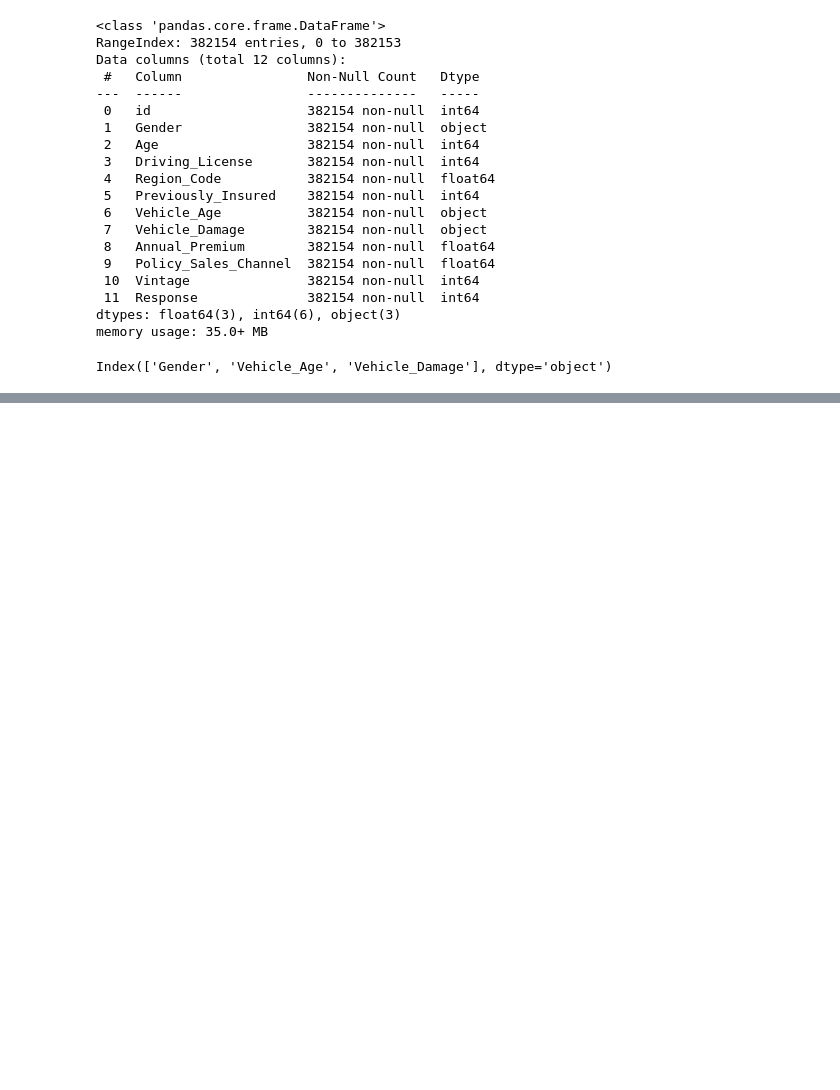
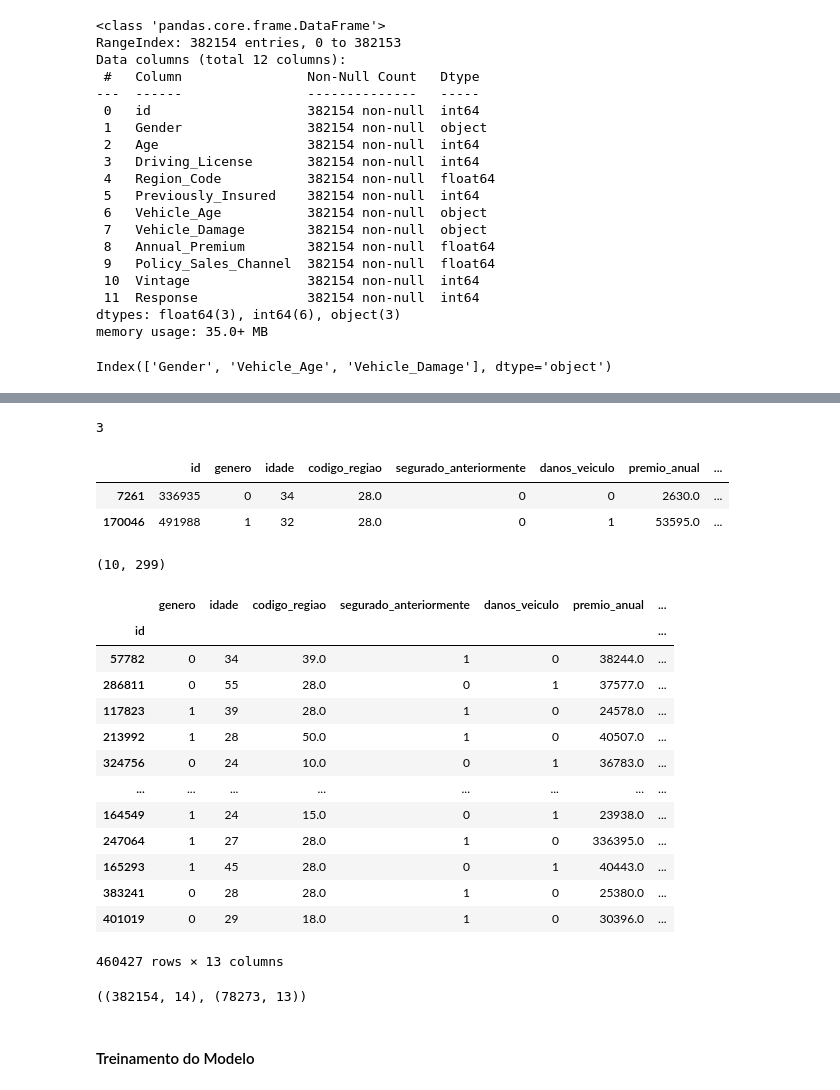
Before and after one commit to jeanthecreator/Analise-de-Dados2, a Jupyter notebook: Exercicio2.ipynb, the cells around one changed output, grey strips where cells are left out. Cells and saved outputs as stored; diff of their text form; code cells hidden in the pictures; blank space fills up the shorter version.

```diff
--- a/Exercicio2.ipynb
+++ b/Exercicio2.ipynb
@@ -106,0 +112,64 @@ Text(0, 0.5, '')
+# %%
+# Transformando em variaveis categoricas numericas (Label Encoder)
+
+le = preprocessing.LabelEncoder()
+df_full['genero'] = le.fit_transform(df_full['genero'])
+# %%
+#Transformando em variaveis categoricas numericas (Cat.code)
+
+df_full['danos_veiculo'] = df_full['danos_veiculo'].astype('category')
+df_full['danos_veiculo'] = df_full['danos_veiculo'].cat.codes
+# %%
+df_full['idade_veiculo'].nunique()
+# %% [output]
+3
+# %%
+# Criando variáveis Dummie
+# Melhor usado no caso da variavel idade_veiculo por tem 3 valores diferentes
+# No caso de 2 variáveis com dois valores LE e Cat.Code entre outras funcionam melhor
+
+df_full = pd.get_dummies(df_full, columns=['idade_veiculo', 'cnh'], drop_first=True)
+#df_full = pd.get_dummies(df_full, columns=['idade_veiculo', 'cnh'])
+# %%
+df_full.sample(2)
+# %% [output]
+|  | id | genero | idade | codigo_regiao | segurado_anteriormente | danos_veiculo | premio_anual | ... |
+| 7261 | 336935 | 0 | 34 | 28.0 | 0 | 0 | 2630.0 | ... |
+| 170046 | 491988 | 1 | 32 | 28.0 | 0 | 1 | 53595.0 | ... |
+# %%
+#Trabalhando com a variavel dias_segurado
+
+df_full['dias_segurado'].min(), df_full['dias_segurado'].max()
+# %% [output]
+(10, 299)
+# %%
+df_full['meses_segurado'] = round(df_full['dias_segurado']/30)
+# %%
+df_full.set_index('id')
+# %% [output]
+|  | genero | idade | codigo_regiao | segurado_anteriormente | danos_veiculo | premio_anual | ... |
+| id |  |  |  |  |  |  | ... |
+| 57782 | 0 | 34 | 39.0 | 1 | 0 | 38244.0 | ... |
+| 286811 | 0 | 55 | 28.0 | 0 | 1 | 37577.0 | ... |
+| 117823 | 1 | 39 | 28.0 | 1 | 0 | 24578.0 | ... |
+| 213992 | 1 | 28 | 50.0 | 1 | 0 | 40507.0 | ... |
+| 324756 | 0 | 24 | 10.0 | 0 | 1 | 36783.0 | ... |
+| ... | ... | ... | ... | ... | ... | ... | ... |
+| 164549 | 1 | 24 | 15.0 | 0 | 1 | 23938.0 | ... |
+| 247064 | 1 | 27 | 28.0 | 1 | 0 | 336395.0 | ... |
+| 165293 | 1 | 45 | 28.0 | 0 | 1 | 40443.0 | ... |
+| 383241 | 0 | 28 | 28.0 | 1 | 0 | 25380.0 | ... |
+| 401019 | 0 | 29 | 18.0 | 1 | 0 | 30396.0 | ... |
+460427 rows × 13 columns
+# %%
+# Removendo o resultado 2 da variavel Resposta
+
+df_train = df_full.loc[df_full['resposta'] != 2]
+df_test = df_full.loc[df_full['resposta'] == 2]
+df_test.drop('resposta', axis=1, inplace=True)
+
+df_train.shape, df_test.shape
+# %% [output]
+((382154, 14), (78273, 13))
+# %% [markdown]
+#### Treinamento do Modelo
```
Also changed, not shown: parts of 35 cells of this notebook, 3 other files.
